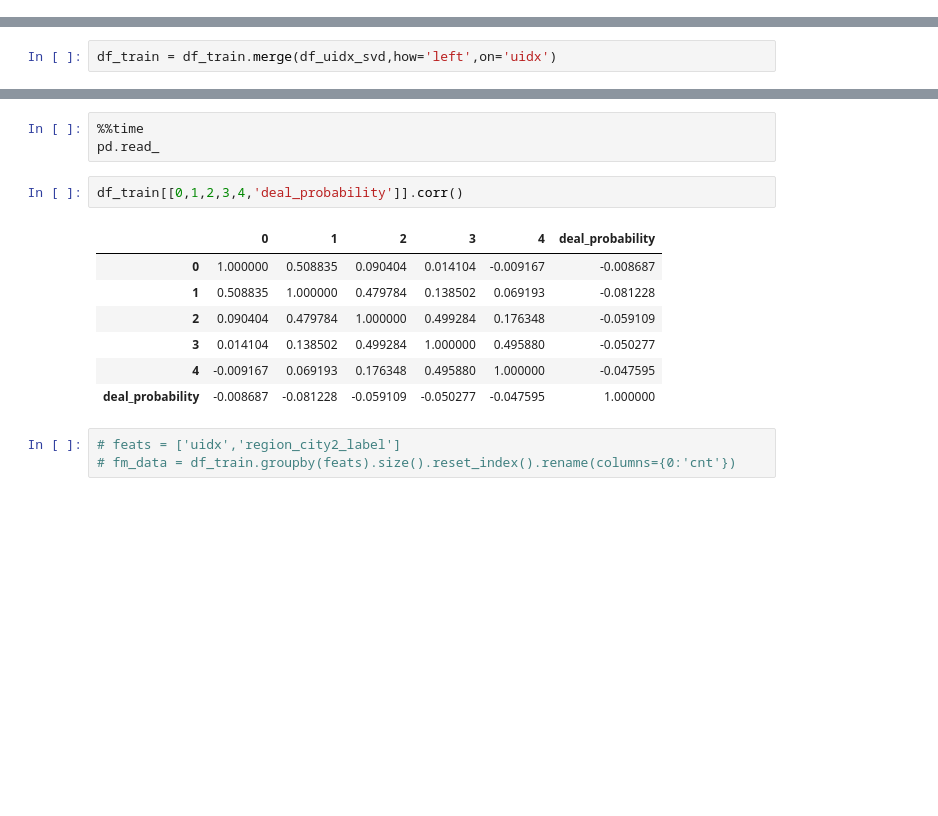
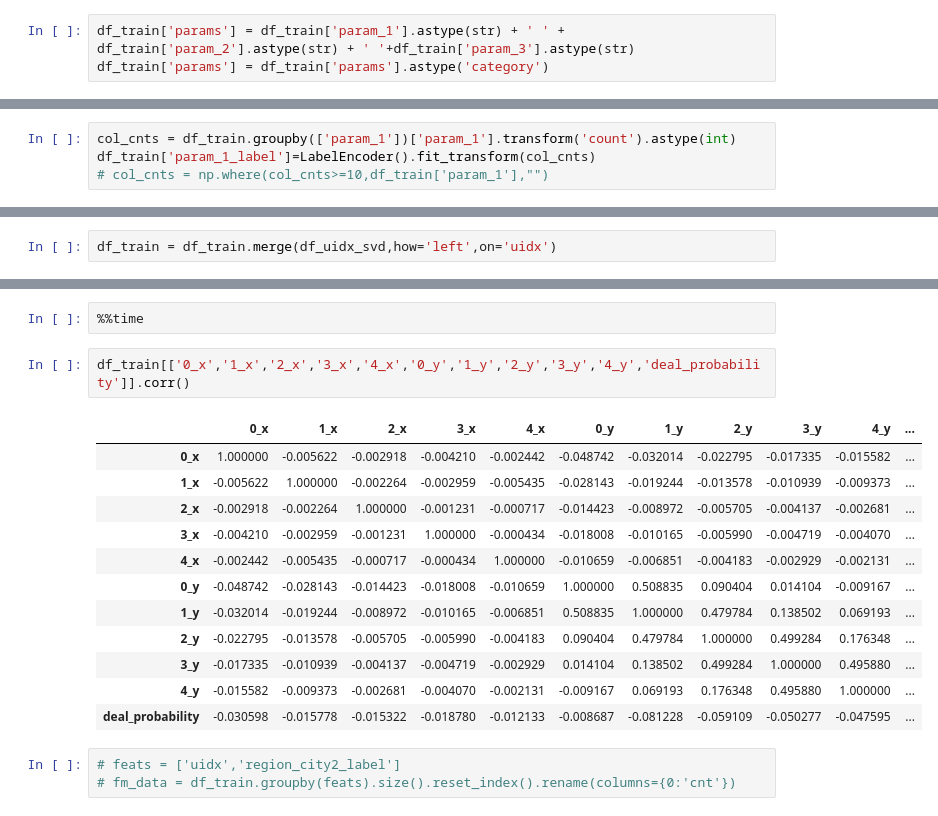
Before and after one commit to ihongChen/kaggle_Avito, a Jupyter notebook: src/Untitled.ipynb, the cells around one changed output, grey strips where cells are left out. Cells and saved outputs as stored; diff of their text form; blank space fills up the shorter version.

```diff
--- a/src/Untitled.ipynb
+++ b/src/Untitled.ipynb
@@ -20,0 +178,3 @@ Index(['uidx', 'iidx', 'iid', 'region_city_label', 'tit_len', 'desc_len',
+# %%
+df_train['params'] = df_train['param_1'].astype(str) + ' ' + df_train['param_2'].astype(str) + ' '+df_train['param_3'].astype(str)
+df_train['params'] = df_train['params'].astype('category')
@@ -44,0 +279,4 @@ from sklearn.decomposition import TruncatedSVD
+# %%
+col_cnts = df_train.groupby(['param_1'])['param_1'].transform('count').astype(int)
+df_train['param_1_label']=LabelEncoder().fit_transform(col_cnts)
+# col_cnts = np.where(col_cnts>=10,df_train['param_1'],"")
@@ -65,16 +343,20 @@ df_train = df_train.merge(df_uidx_svd,how='left',on='uidx')
 # %%
 %%time
-pd.read_
-# %%
-df_train[[0,1,2,3,4,'deal_probability']].corr()
-# %% [output]
-|  | 0 | 1 | 2 | 3 | 4 | deal_probability |
-| 0 | 1.000000 | 0.508835 | 0.090404 | 0.014104 | -0.009167 | -0.008687 |
-| 1 | 0.508835 | 1.000000 | 0.479784 | 0.138502 | 0.069193 | -0.081228 |
-| 2 | 0.090404 | 0.479784 | 1.000000 | 0.499284 | 0.176348 | -0.059109 |
-| 3 | 0.014104 | 0.138502 | 0.499284 | 1.000000 | 0.495880 | -0.050277 |
-| 4 | -0.009167 | 0.069193 | 0.176348 | 0.495880 | 1.000000 | -0.047595 |
-| deal_probability | -0.008687 | -0.081228 | -0.059109 | -0.050277 | -0.047595 | 1.000000 |
+# %%
+df_train[['0_x','1_x','2_x','3_x','4_x','0_y','1_y','2_y','3_y','4_y','deal_probability']].corr()
+# %% [output]
+|  | 0_x | 1_x | 2_x | 3_x | 4_x | 0_y | 1_y | 2_y | 3_y | 4_y | ... |
+| 0_x | 1.000000 | -0.005622 | -0.002918 | -0.004210 | -0.002442 | -0.048742 | -0.032014 | -0.022795 | -0.017335 | -0.015582 | ... |
+| 1_x | -0.005622 | 1.000000 | -0.002264 | -0.002959 | -0.005435 | -0.028143 | -0.019244 | -0.013578 | -0.010939 | -0.009373 | ... |
+| 2_x | -0.002918 | -0.002264 | 1.000000 | -0.001231 | -0.000717 | -0.014423 | -0.008972 | -0.005705 | -0.004137 | -0.002681 | ... |
+| 3_x | -0.004210 | -0.002959 | -0.001231 | 1.000000 | -0.000434 | -0.018008 | -0.010165 | -0.005990 | -0.004719 | -0.004070 | ... |
+| 4_x | -0.002442 | -0.005435 | -0.000717 | -0.000434 | 1.000000 | -0.010659 | -0.006851 | -0.004183 | -0.002929 | -0.002131 | ... |
+| 0_y | -0.048742 | -0.028143 | -0.014423 | -0.018008 | -0.010659 | 1.000000 | 0.508835 | 0.090404 | 0.014104 | -0.009167 | ... |
+| 1_y | -0.032014 | -0.019244 | -0.008972 | -0.010165 | -0.006851 | 0.508835 | 1.000000 | 0.479784 | 0.138502 | 0.069193 | ... |
+| 2_y | -0.022795 | -0.013578 | -0.005705 | -0.005990 | -0.004183 | 0.090404 | 0.479784 | 1.000000 | 0.499284 | 0.176348 | ... |
+| 3_y | -0.017335 | -0.010939 | -0.004137 | -0.004719 | -0.002929 | 0.014104 | 0.138502 | 0.499284 | 1.000000 | 0.495880 | ... |
+| 4_y | -0.015582 | -0.009373 | -0.002681 | -0.004070 | -0.002131 | -0.009167 | 0.069193 | 0.176348 | 0.495880 | 1.000000 | ... |
+| deal_probability | -0.030598 | -0.015778 | -0.015322 | -0.018780 | -0.012133 | -0.008687 | -0.081228 | -0.059109 | -0.050277 | -0.047595 | ... |
 # %%
 # feats = ['uidx','region_city2_label']
 # fm_data = df_train.groupby(feats).size().reset_index().rename(columns={0:'cnt'})
```
Also changed, not shown: parts of 42 cells of this notebook, 3 other files.
